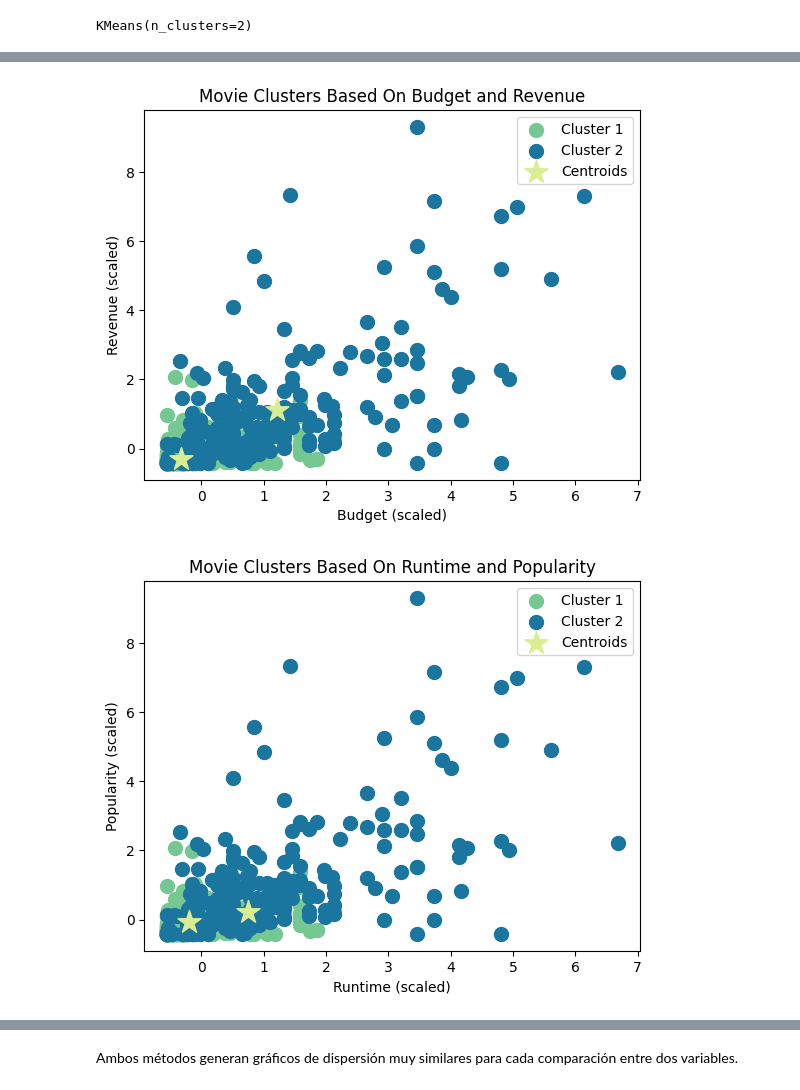
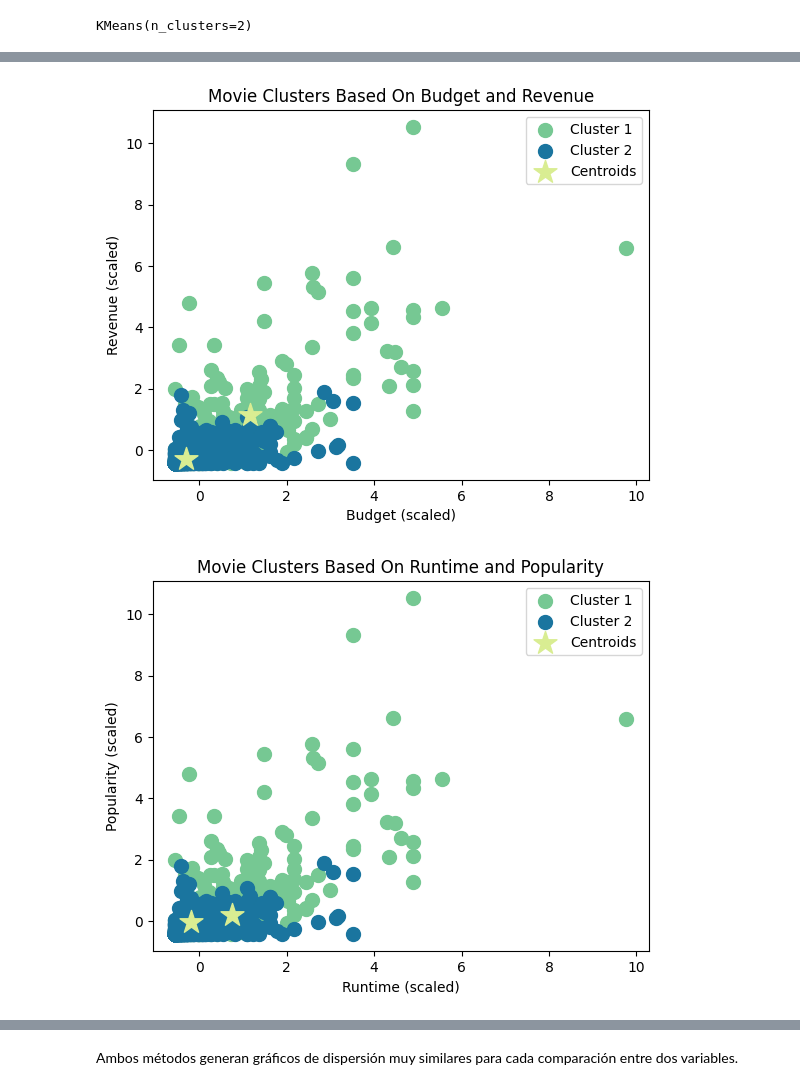
Before and after one commit to MelissaPerez09/HT02-DataMining, a Jupyter notebook: actividades.ipynb, the cells around one changed output, grey strips where cells are left out. Cells and saved outputs as stored; diff of their text form; code cells hidden in the pictures.

```diff
--- a/actividades.ipynb
+++ b/actividades.ipynb
@@ -242,10 +242,10 @@ hc = AgglomerativeClustering(n_clusters=2,linkage='ward')
 moviesHC = hc.fit_predict(df_scale)
 # %%
 # Scatter plot for points in Cluster 1
-plt.scatter(df_scale[movies == 0, 0], df_scale[movies == 0, 1], s=100, c='#76c893', label="Cluster 1")
+plt.scatter(df_scale[moviesHC == 0, 0], df_scale[moviesHC == 0, 1], s=100, c='#76c893', label="Cluster 1")
 
 # Scatter plot for points in Cluster 2
-plt.scatter(df_scale[movies == 1, 0], df_scale[movies == 1, 1], s=100, c='#1a759f', label="Cluster 2")
+plt.scatter(df_scale[moviesHC == 1, 0], df_scale[moviesHC == 1, 1], s=100, c='#1a759f', label="Cluster 2")
 
 # Scatter plot for centroids
 plt.scatter(kMean.cluster_centers_[:, 0], kMean.cluster_centers_[:, 1], s=300, c="#d9ed92", marker="*", label="Centroids")
@@ -259,26 +259,26 @@ plt.legend()
 # Display the plot
 plt.show()
 # %% [output]
-[figure, old version]
+[figure, new version]
 # %%
 # Scatter plot for points in Cluster 1
-plt.scatter(df_scale[movies == 0, 0], df_scale[movies == 0, 1], s=100, c='#76c893', label="Cluster 1")
+plt.scatter(df_scale[moviesHC == 0, 0], df_scale[moviesHC == 0, 1], s=100, c='#76c893', label="Cluster 1")
 
 # Scatter plot for points in Cluster 2
-plt.scatter(df_scale[movies == 1, 0], df_scale[movies == 1, 1], s=100, c='#1a759f', label="Cluster 2")
+plt.scatter(df_scale[moviesHC == 1, 0], df_scale[moviesHC == 1, 1], s=100, c='#1a759f', label="Cluster 2")
 
 # Scatter plot for centroids
 plt.scatter(kMean.cluster_centers_[:, 2], kMean.cluster_centers_[:, 3], s=300, c="#d9ed92", marker="*", label="Centroids")
 
 # Plot title and labels
 plt.title("Movie Clusters Based On Runtime and Popularity")
 plt.xlabel("Runtime (scaled)")
 plt.ylabel("Popularity (scaled)")
 plt.legend()
 
 # Display the plot
 plt.show()
 # %% [output]
-[figure, old version]
+[figure, new version]
 # %%
 # Scatter plot for points in Cluster 1
```
Also changed, not shown: parts of 11 cells of this notebook.
